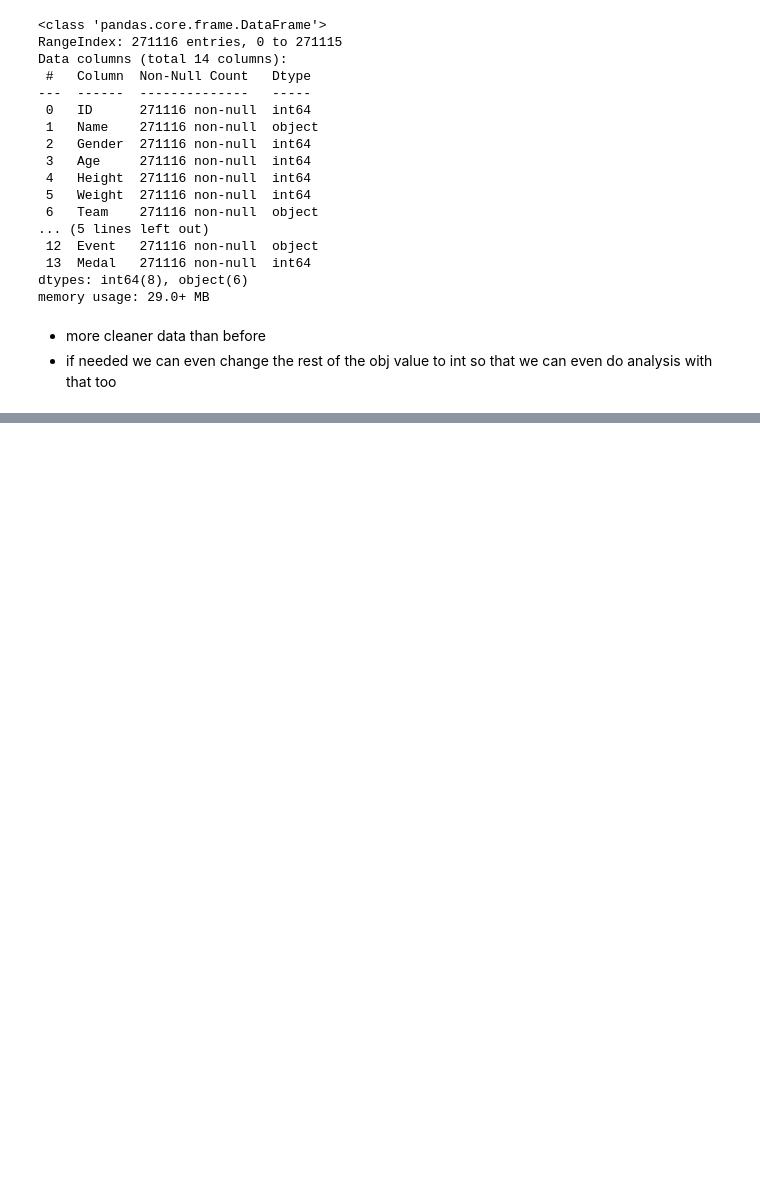
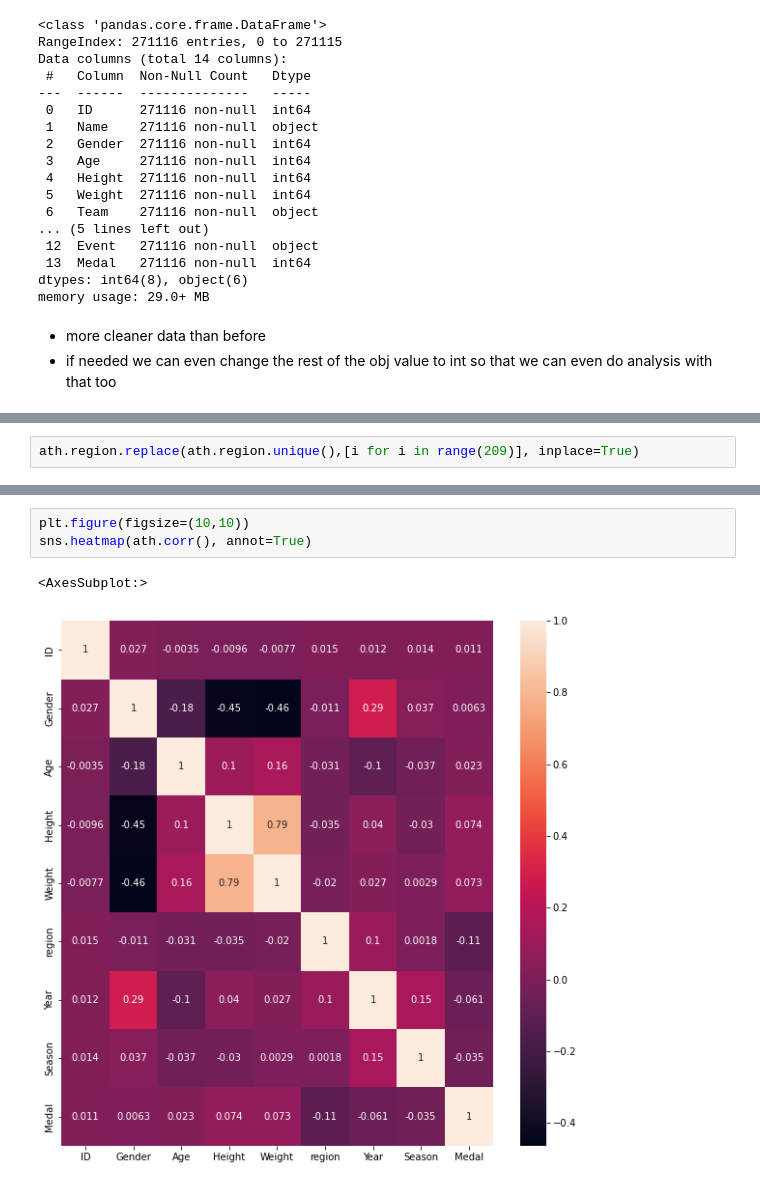
Before and after one commit to Shobanprakash/olympic_dataset_data_analysis, a Jupyter notebook: olympic_data_analysis.ipynb, the cells around one changed output, grey strips where cells are left out. Cells and saved outputs as stored; diff of their text form; blank space fills up the shorter version.

```diff
--- a/olympic_data_analysis.ipynb
+++ b/olympic_data_analysis.ipynb
@@ -844,0 +902,2 @@ memory usage: 29.0+ MB
+# %%
+ath.region.replace(ath.region.unique(),[i for i in range(209)], inplace=True)
@@ -844,0 +951,6 @@ memory usage: 29.0+ MB
+# %%
+plt.figure(figsize=(10,10))
+sns.heatmap(ath.corr(), annot=True)
+# %% [output]
+<AxesSubplot:>
+[figure, added]
```
Also changed, not shown: parts of 16 cells of this notebook.
